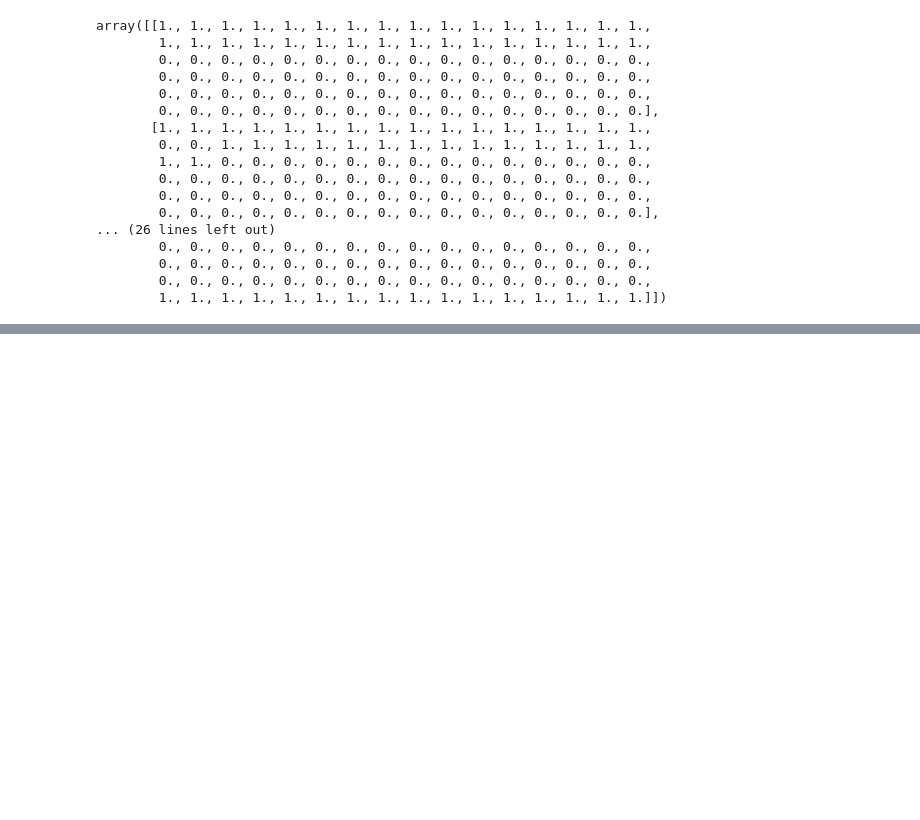
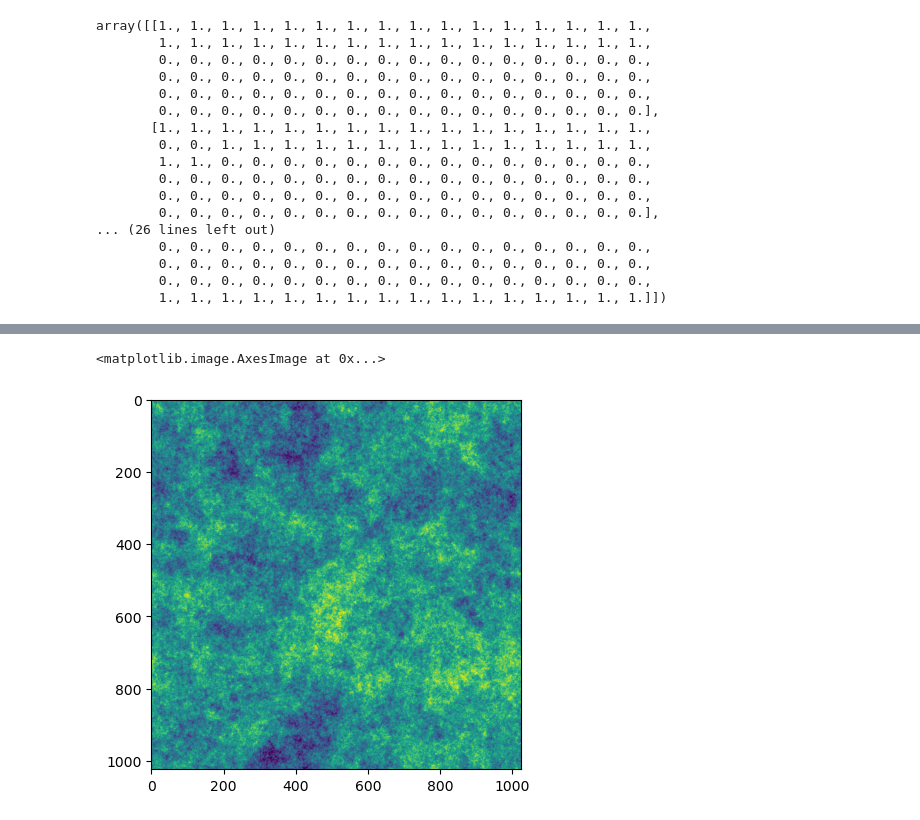
Before and after one commit to xavfunk/delayed-normalization-psilo, a Jupyter notebook: stimuli per frame arrays.ipynb, the cells around one changed output, grey strips where cells are left out. Cells and saved outputs as stored; diff of their text form; code cells hidden in the pictures; blank space fills up the shorter version.

Commit message:
colored textures

```diff
--- a/stimuli per frame arrays.ipynb
+++ b/stimuli per frame arrays.ipynb
@@ -70,0 +144,5 @@ array([[1., 1., 1., 1., 1., 1., 1., 1., 1., 1., 1., 1., 1., 1., 1., 1.,
+# %%
+import glob
+
+file_paths = glob.glob('./textures/*')
+file_paths
@@ -70,0 +160,13 @@ array([[1., 1., 1., 1., 1., 1., 1., 1., 1., 1., 1., 1., 1., 1., 1., 1.,
+# %%
+from PIL import Image
+
+# Load the image using Pillow
+image_path = file_paths[0]  # Replace this with the path to your image file
+image = Image.open(image_path)
+
+# Convert the image to a NumPy array
+image_array = np.array(image)
+plt.imshow(image_array)
+# %% [output]
+<matplotlib.image.AxesImage at 0x...>
+[figure, added]
```
Also changed, not shown: parts of 6 cells of this notebook, 26 other files.
